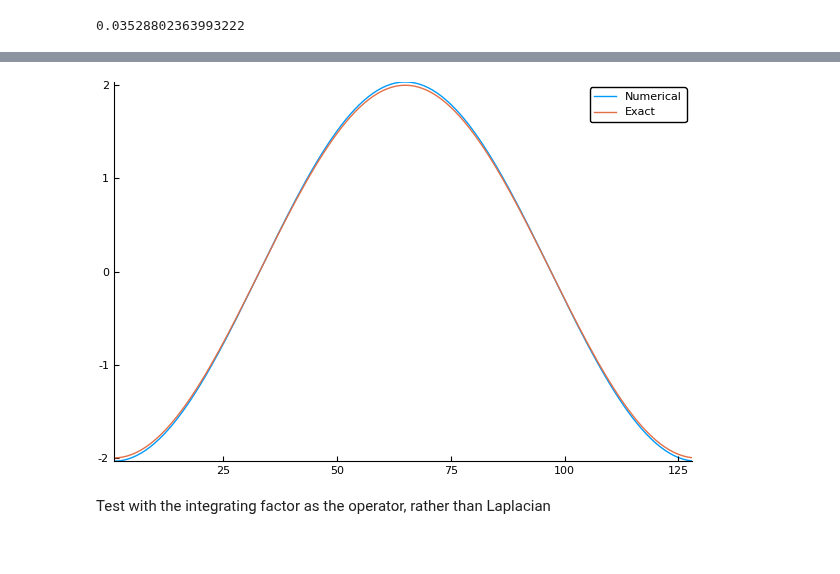
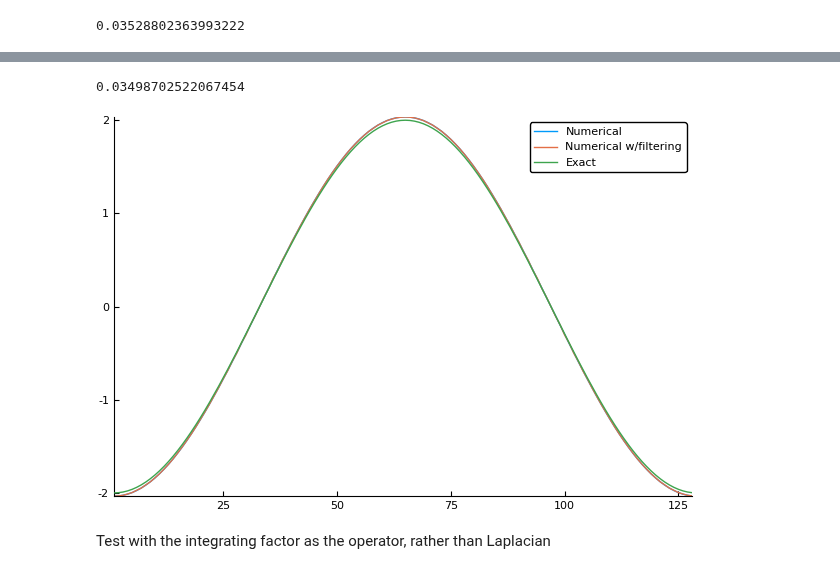
Before and after one commit to JuliaIBPM/ViscousFlow.jl, a Jupyter notebook: examples/Saddle point problems.ipynb, the cells around one changed output, grey strips where cells are left out. Drawn from its saved outputs; the diff is of its cells as text; code cells hidden in the pictures.

```diff
--- a/examples/Saddle point problems.ipynb
+++ b/examples/Saddle point problems.ipynb
@@ -26,10 +25,10 @@ Now create a shape, with discrete points and associated regularization and inter
 n = 128;
 θ = linspace(0,2π,n+1);
 R = 0.5;
-xb = 1.0 + R*cos.(θ[1:n])
-yb = 1.0 + R*sin.(θ[1:n])
+xb = 1.0 + R*cos.(θ)
+yb = 1.0 + R*sin.(θ)
 ds = (2π/n)*R;
-X = VectorData(xb,yb);
+X = VectorData(xb[1:n],yb[1:n]);
 f = ScalarData(X);
 # %%
 E = Regularize(X,dx;ddftype=Fields.Roma,issymmetric=true)
@@ -70,8 +85,14 @@ true
+# %%
+fex = -2*cos.(θ[1:n]);
+errinf = norm(f̃./ds-fex,Inf)
+# %% [output]
+0.03498702522067454
 # %%
 plot(f./ds,label="Numerical")
+plot!(f̃./ds,label="Numerical w/filtering")
 plot!(fex,label="Exact")
 # %% [output]
-[figure, old version]
+[figure, new version]
 # %% [markdown]
 Test with the integrating factor as the operator, rather than Laplacian
 # %%
```
Also changed, not shown: parts of 9 cells of this notebook, 7 other files.
